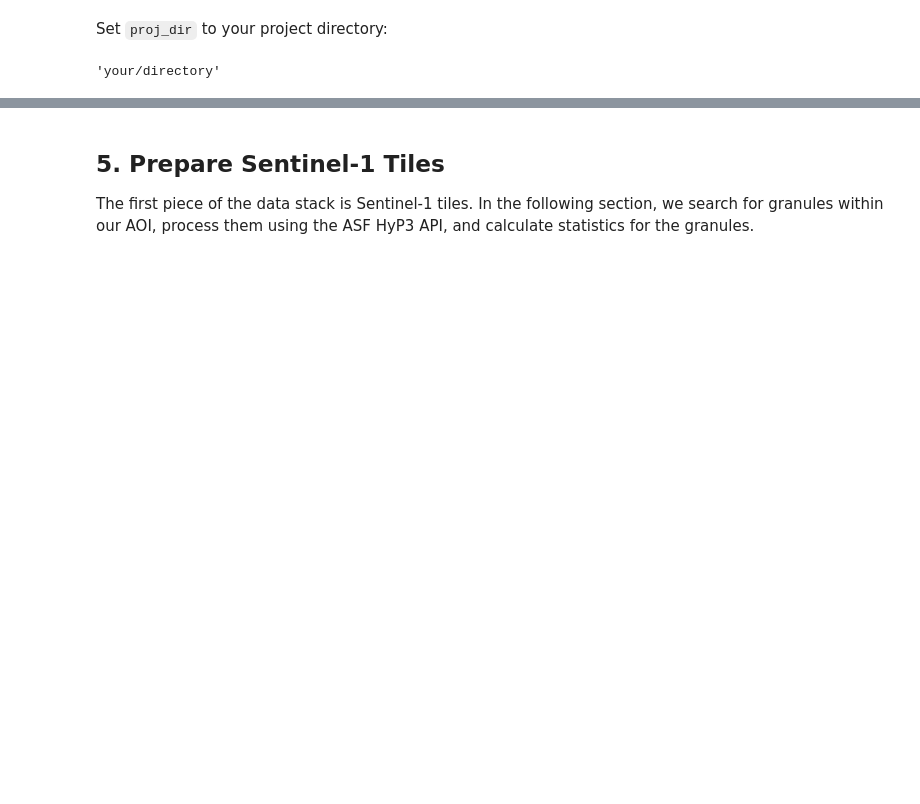
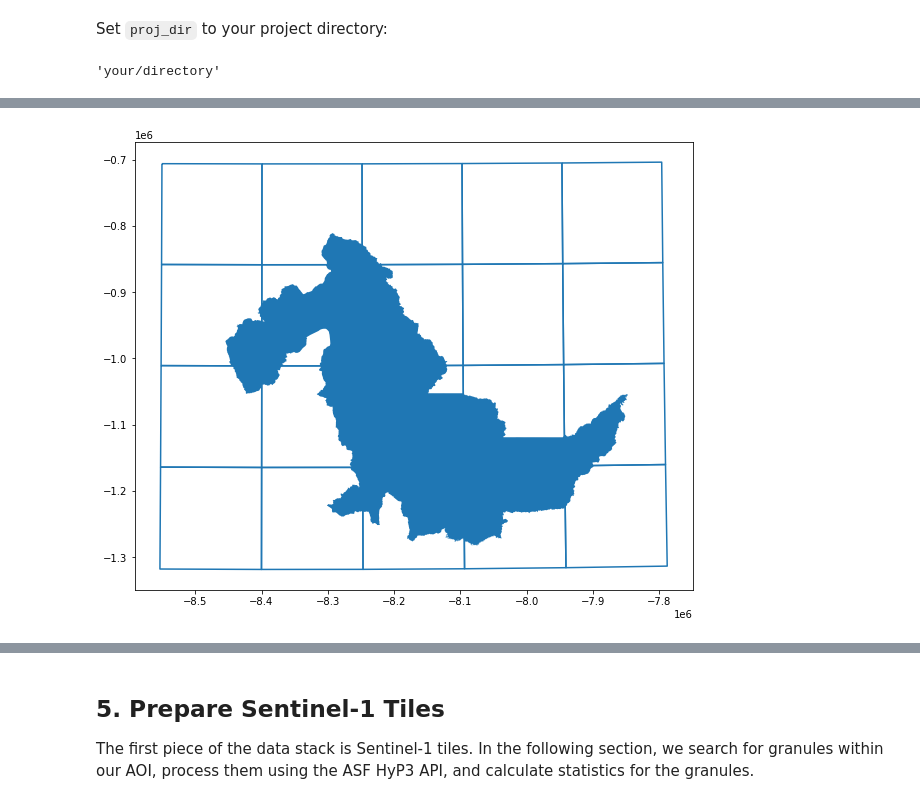
Before and after one commit to NaiaraSPinto/VegMapper, a Jupyter notebook: data-prep/data-prep.ipynb, the cells around one changed output, grey strips where cells are left out. Saved outputs shown, nothing was run; the diff lists cells and outputs as text; code cells hidden in the pictures; blank space fills up the shorter version.

```diff
--- a/data-prep/data-prep.ipynb
+++ b/data-prep/data-prep.ipynb
@@ -100 +117,8 @@ Create tiles for our AOI with a tile size of 150x150 km:
+# %%
+# Plot our tiles against our original AOI to make sure it looks right
+fill_boundary = True
+fill_tiles = False
+plot([aoi_shp, aoi], [fill_boundary, fill_tiles], (10, 10))
+# %% [output]
+[figure, added]
 # %% [markdown]
```
Also changed, not shown: parts of 45 cells of this notebook.
